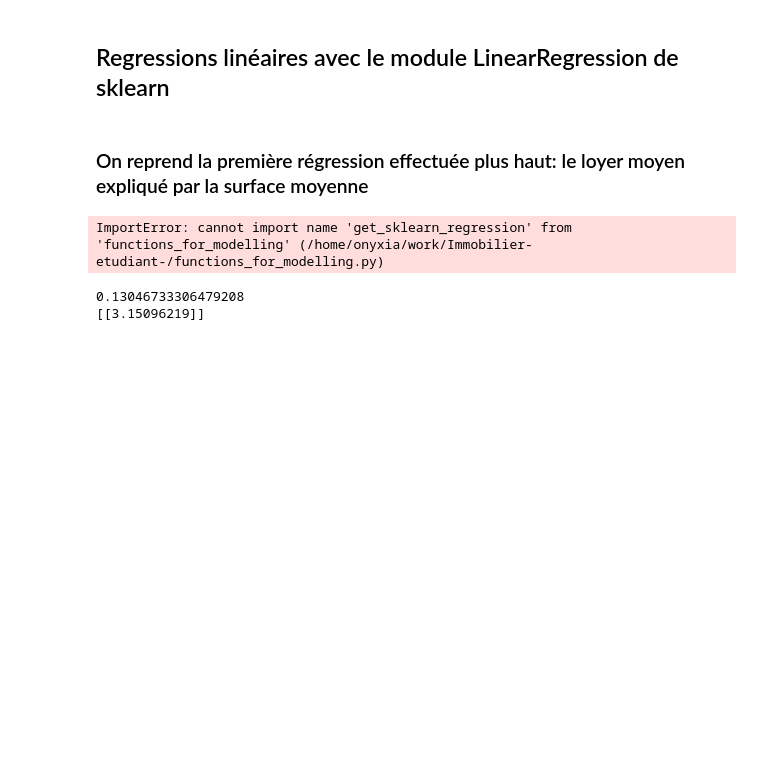
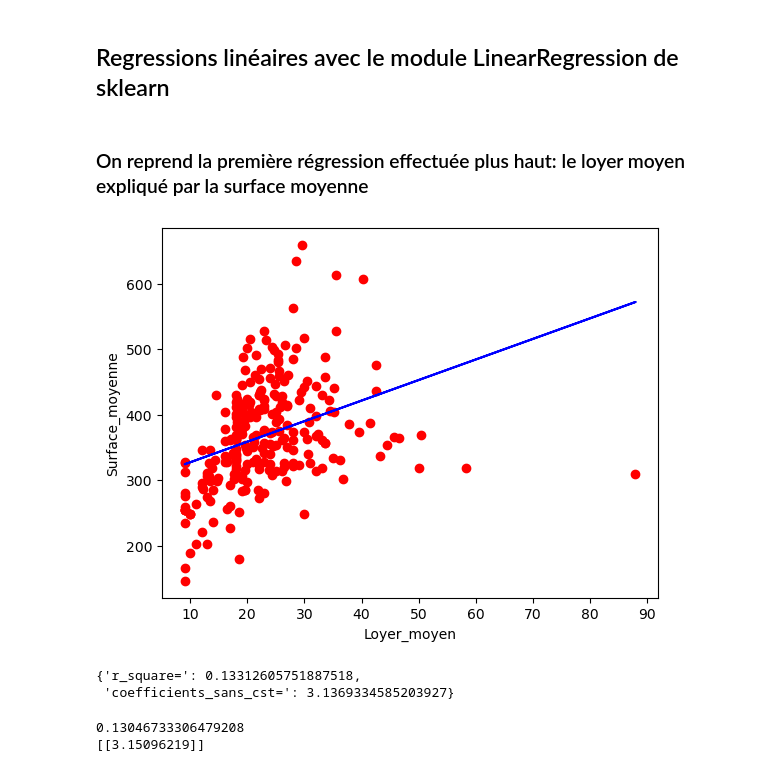
Before and after one commit to Simgnt/La-loi-du-Crous, a Jupyter notebook: Regressions.ipynb, the cells around one changed output. Cells and saved outputs as stored; diff of their text form; code cells hidden in the pictures; blank space fills up the shorter version.

```diff
--- a/Regressions.ipynb
+++ b/Regressions.ipynb
@@ -695,10 +695,11 @@ plt.show()
 # %% [markdown]
 ### On reprend la première régression effectuée plus haut: le loyer moyen expliqué par la surface moyenne
 # %%
-from functions_for_modelling import get_sklearn_regression
-get_sklearn_regression(df2['Mean Surface'],df2['Mean Loyer'],Loyer_moyen,Surface_moyenne)
+get_sklearn_regression(df2['Mean Surface'],df2['Mean Loyer'],'Loyer_moyen','Surface_moyenne')
 # %% [output]
+[figure, added]
-ImportError: cannot import name 'get_sklearn_regression' from 'functions_for_modelling' (/home/onyxia/work/Immobilier-etudiant-/functions_for_modelling.py)
+{'r_square=': 0.13312605751887518,
+ 'coefficients_sans_cst=': 3.1369334585203927}
 # %%
 var_explicatives = df2['Mean Surface']
 YLoyer = df2['Mean Loyer']
```
Also changed, not shown: parts of 1 cell of this notebook, 1 other file.
